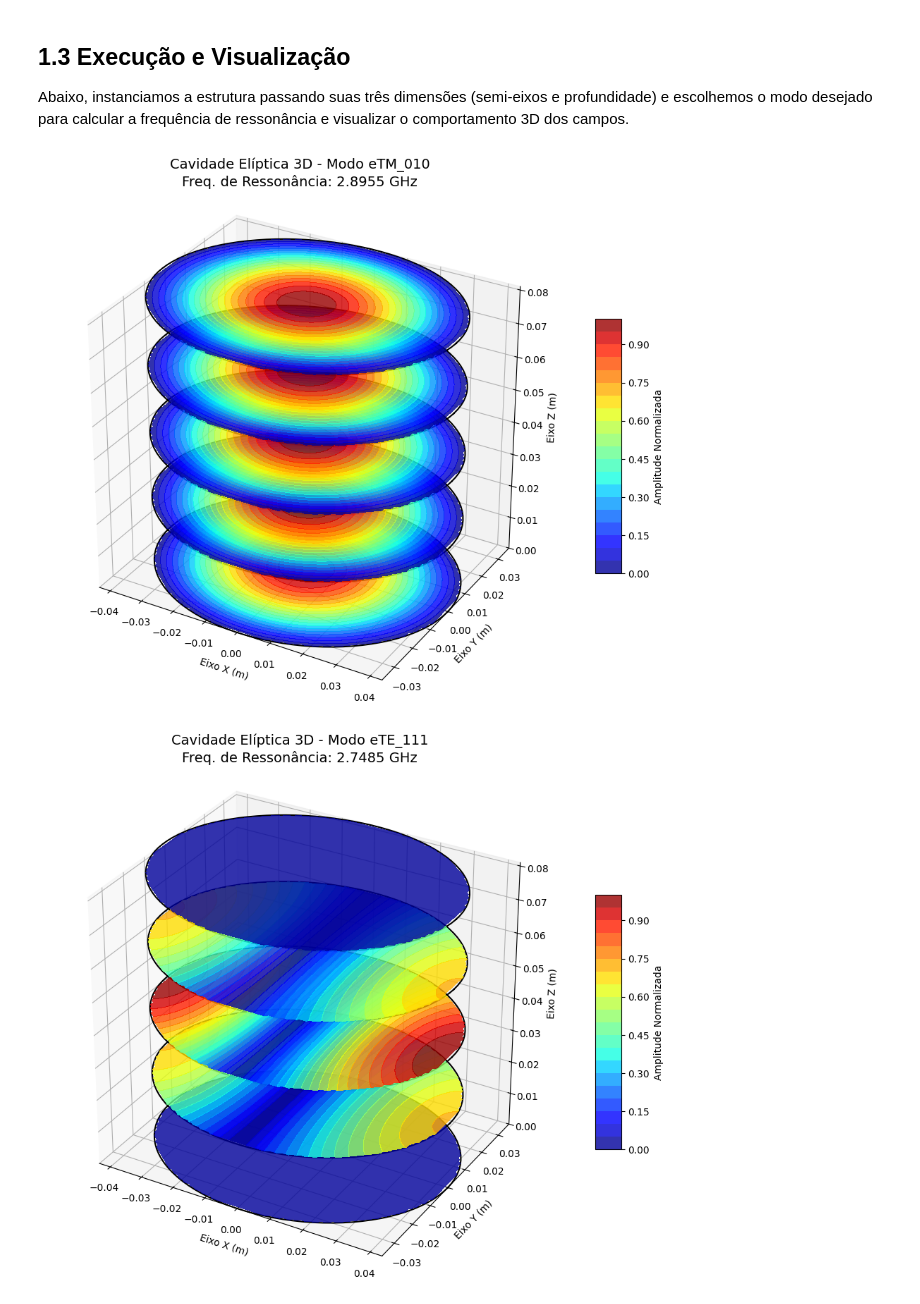
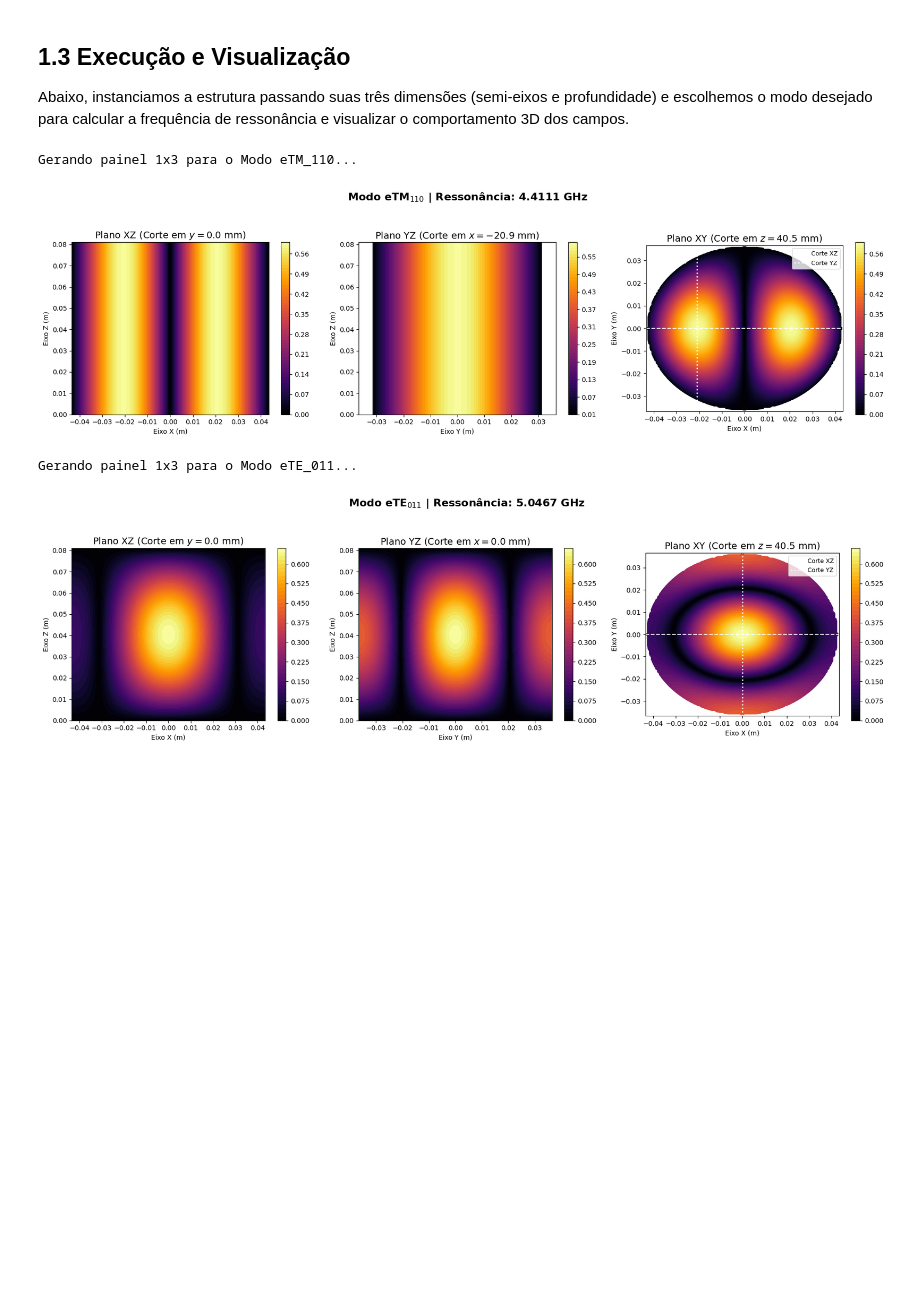
Before and after one commit to Filipeandrade112/Cavidade, a Jupyter notebook: Cavidade_Eliptica/cavidade_circ_3d.ipynb, the cells around one changed output. Cells and saved outputs as stored; diff of their text form; code cells hidden in the pictures; blank space fills up the shorter version.

```diff
--- a/Cavidade_Eliptica/cavidade_circ_3d.ipynb
+++ b/Cavidade_Eliptica/cavidade_circ_3d.ipynb
@@ -190,22 +226,23 @@ def plotar_cavidade_3d_fatias(cavidade, tipo_modo, m=0, n=1, p=1, fatias_z=5):
 ## 1.3 Execução e Visualização
 Abaixo, instanciamos a estrutura passando suas três dimensões (semi-eixos e profundidade) e escolhemos o modo desejado para calcular a frequência de ressonância e visualizar o comportamento 3D dos campos.
 # %%
-# 1. Definições da Cavidade Elíptica (Valores baseados na tabela)
-# Utilizando scipy.constants.milli para a conversão direta das unidades
-a_mm = 43.50  # a (semi-major)
-b_mm = 36.61  # b (semi-minor)
-d_mm = 81.00   # L (height / comprimento longitudinal)
-er_val = 1.0  # Air cavity (epsilon_r = 1)
+# Parâmetros convertidos para metros
+a_mm = 43.50 * sc.milli
+b_mm = 36.61 * sc.milli
+d_mm = 81.00 * sc.milli
+er_val = 1.0
 
-# Instanciando a cavidade com as novas medidas em milímetros
-cavidade_elip = CavidadeEliptica3D(a=a_mm * sc.milli, b=b_mm * sc.milli, d=d_mm * sc.milli, er=er_val)
+cavidade_elip = CavidadeEliptica3D(a=a_mm, b=b_mm, d=d_mm, er=er_val)
 
-# 2. Renderizando as fatias de campo na cavidade (Pode demorar uns segundos devido ao solver)
-# Exemplo 1: Modo eTM_010
-plotar_cavidade_3d_fatias(cavidade_elip, tipo_modo='TM', m=0, n=1, p=0, fatias_z=5)
+# Exemplo 1: Modo eTM_110 (Equivalente aos dois lóbulos mostrados na sua imagem de referência)
+print("Gerando painel 1x3 para o Modo eTM_110...")
+plotar_planos_ortogonais(cavidade_elip, tipo_modo='TM', m=1, n=1, p=0)
 
 # Exemplo 2: Modo eTE_111
-plotar_cavidade_3d_fatias(cavidade_elip, tipo_modo='TE', m=1, n=1, p=1, fatias_z=5)
+print("Gerando painel 1x3 para o Modo eTE_011...")
+plotar_planos_ortogonais(cavidade_elip, tipo_modo='TE', m=0, n=1, p=1)
 # %% [output]
+Gerando painel 1x3 para o Modo eTM_110...
-[figure, old version]
+[figure, new version]
+Gerando painel 1x3 para o Modo eTE_011...
-[figure, old version]
+[figure, new version]
```
Also changed, not shown: parts of 1 cell of this notebook.
